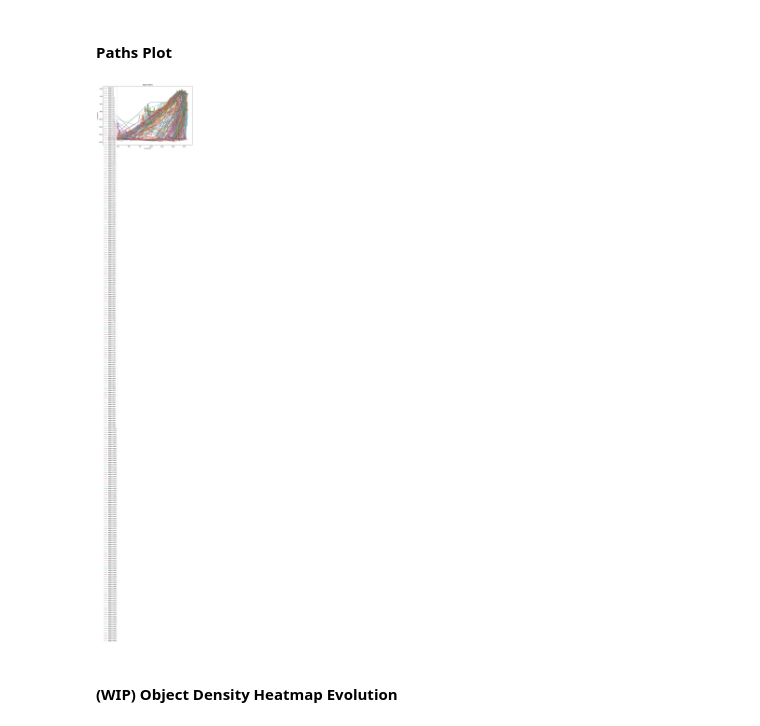
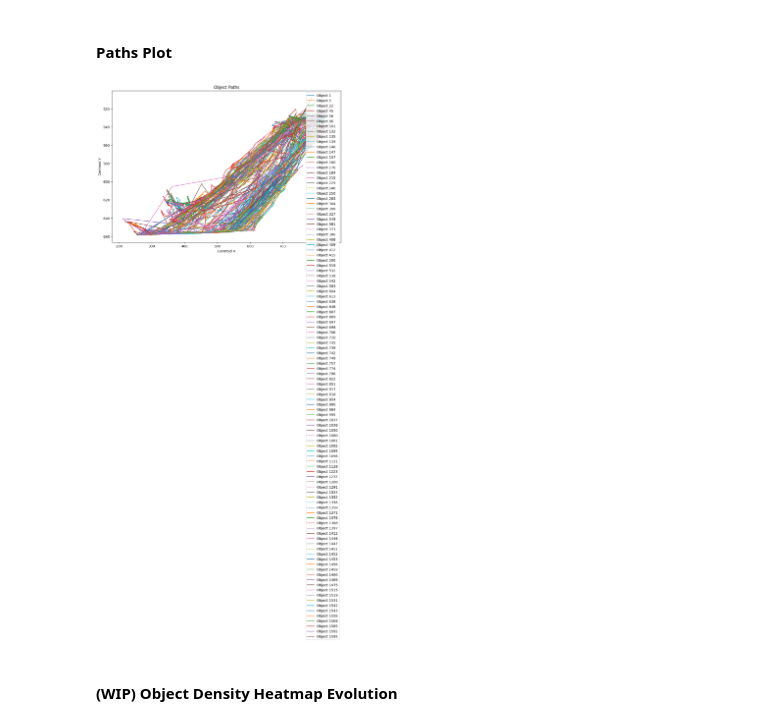
Before and after one commit to wendycao411/Pedestrian_Tracking, a Jupyter notebook: Pedestrian_Tracking.ipynb, the cells around one changed output. Cells and saved outputs as stored; diff of their text form; code cells hidden in the pictures.

```diff
--- a/Pedestrian_Tracking.ipynb
+++ b/Pedestrian_Tracking.ipynb
@@ -802,20 +939,23 @@ plt.show()
 # %% [markdown]
 #### Paths Plot
 # %%
+data = pd.read_csv("/content/filtered_transformed_data.csv")  # Ensure your file name is correct
+
+
 # Group data by object ID
 grouped_data = data.groupby('person_id')
 
 plt.figure(figsize=(12, 8))
 for object_id, group in grouped_data:
-    plt.plot(group['bottom_mid_x'], group['bottom_mid_y'], label=f'Object {object_id}')
+    plt.plot(group['transformed_x'], group['transformed_y'], label=f'Object {object_id}')
 plt.gca().invert_yaxis()
 plt.xlabel('Centroid X')
 plt.ylabel('Centroid Y')
 plt.title('Object Paths')
 plt.legend()
 plt.show()
 # %% [output]
-[figure, old version]
+[figure, new version]
 # %% [markdown]
 #### (WIP) Object Density Heatmap Evolution
 # %%
```
Also changed, not shown: parts of 13 cells of this notebook.
